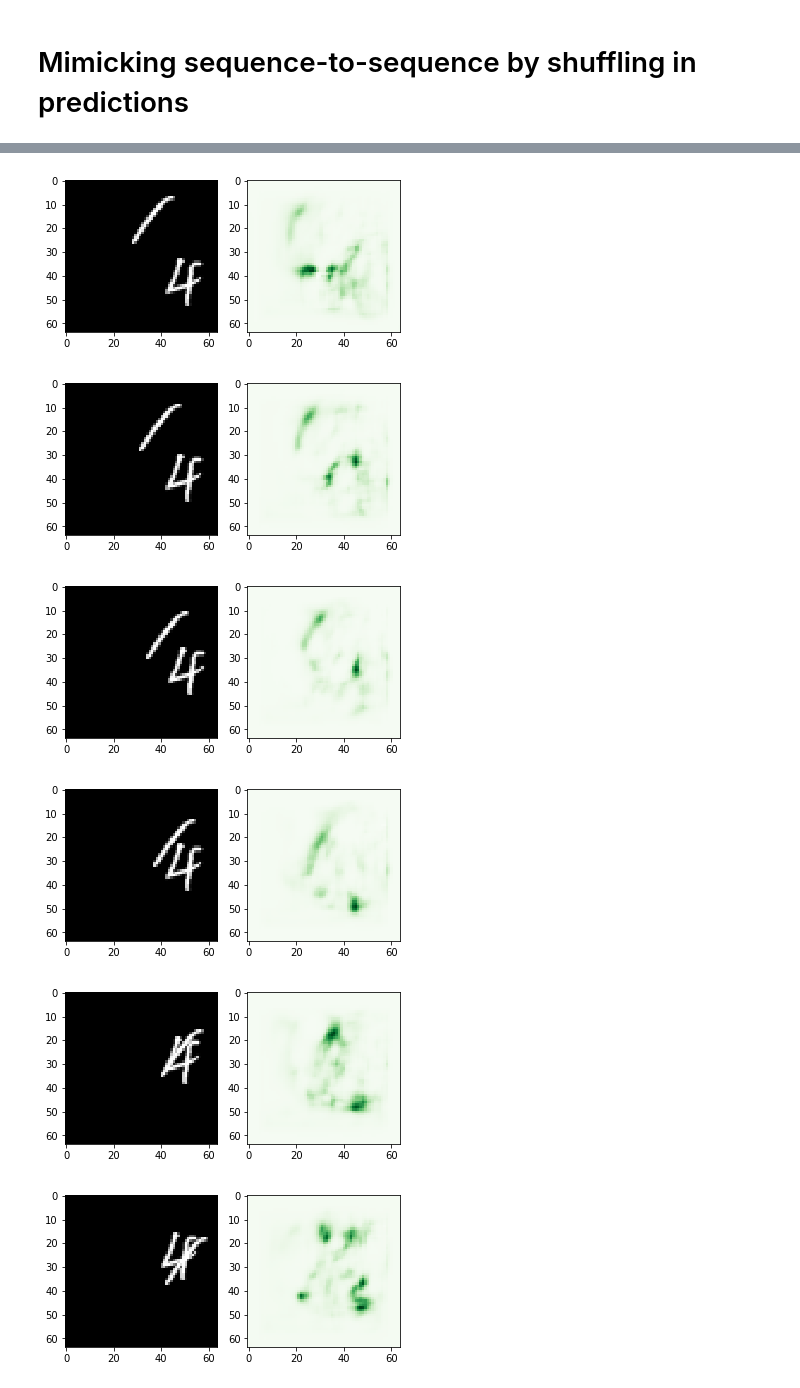
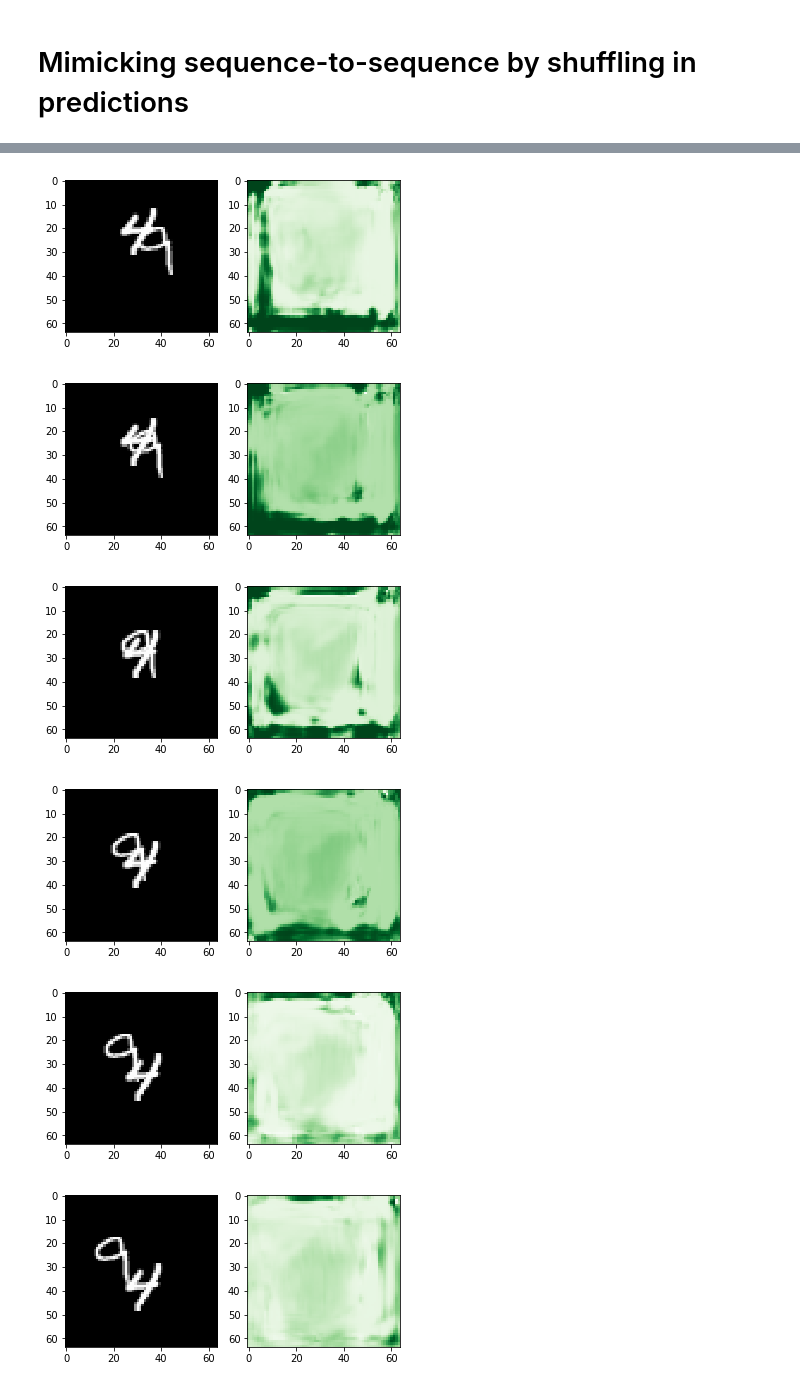
Before and after one commit to jdiaz4302/ConvTimeLSTM, a Jupyter notebook: 05_MissingMNIST_ConvTimeLSTM.ipynb, the cells around one changed output, grey strips where cells are left out. Drawn from its saved outputs; the diff is of its cells as text; code cells hidden in the pictures.

Commit message:
Have code to begin with MovingMNIST-trained model, used true time changes in prev-erroneous spots

```diff
--- a/05_MissingMNIST_ConvTimeLSTM.ipynb
+++ b/05_MissingMNIST_ConvTimeLSTM.ipynb
@@ -530,3 +494,5 @@ ConvTime_LSTM(
+# %%
+conv_time_lstm = torch.load('../ConvTimeLSTMSavedModel.pt')
 # %% [markdown]
 # Training
 # %%
@@ -594,11 +560,10 @@ validation_loader = torch.utils.data.DataLoader(dataset = validation_set,
                                                 shuffle = True)
 # %%
 device = torch.device("cuda" if torch.cuda.is_available() else "cpu")
-# %%
-conv_time_lstm = torch.nn.DataParallel(conv_time_lstm)
 # %%
 loss_list = []
 epochs = int(np.ceil((7*10**5) / (x.shape[0])))
+epochs = 2
 for i in range(epochs):
     for data in train_loader:
 
@@ -612,7 +577,7 @@ for i in range(epochs):
 
         # run model and get the prediction
         batch_y_hat = conv_time_lstm(batch_x,
-                                         batch_t)
+                                     batch_t)
         batch_y_hat = batch_y_hat[0][0][:, -2:-1, :, :, :]
 
         # calculate and store the loss
@@ -659,7 +612,7 @@ plt.legend();
 rand_x, rand_y, rand_t = next(iter(validation_loader))
 
 rand_y_hat = conv_time_lstm(rand_x.to(device),
-                            torch.ones_like(rand_x).to(device))[0][0][:, -2:-1, :, :, :]
+                            rand_t.to(device))[0][0][:, -2:-1, :, :, :]
 rand_y_hat = rand_y_hat.cpu().data.numpy()
 # %% [markdown]
 # Viewing random predictions for the validation set
@@ -705,7 +669,7 @@ for i in range(10):
     f.set_figwidth(6)
     axarr[0].imshow(rand_x[0, 0, 0], cmap = 'gist_gray')
     rand_y_hat = conv_time_lstm(rand_x.to(device),
-                                torch.ones_like(rand_x.to(device)))[0][0][:, -2:-1, :, :, :]
+                                torch.ones_like(rand_x.to(device)) / 10)[0][0][:, -2:-1, :, :, :]
     axarr[1].imshow(rand_y_hat[0, 0, 0].data.cpu().numpy(), cmap = 'Greens')
     rand_x = torch.cat([rand_x, rand_y_hat.data.cpu()], dim = 1)
     rand_x = rand_x[:, 1:]
@@ -715,6 +679,6 @@ for i in range(10):
-[figure, old version]
+[figure, new version]
-[figure, old version]
+[figure, new version]
-[figure, old version]
+[figure, new version]
-[figure, old version]
+[figure, new version]
-[figure, old version]
+[figure, new version]
-[figure, old version]
+[figure, new version]
```
Also changed, not shown: parts of 13 cells of this notebook.
